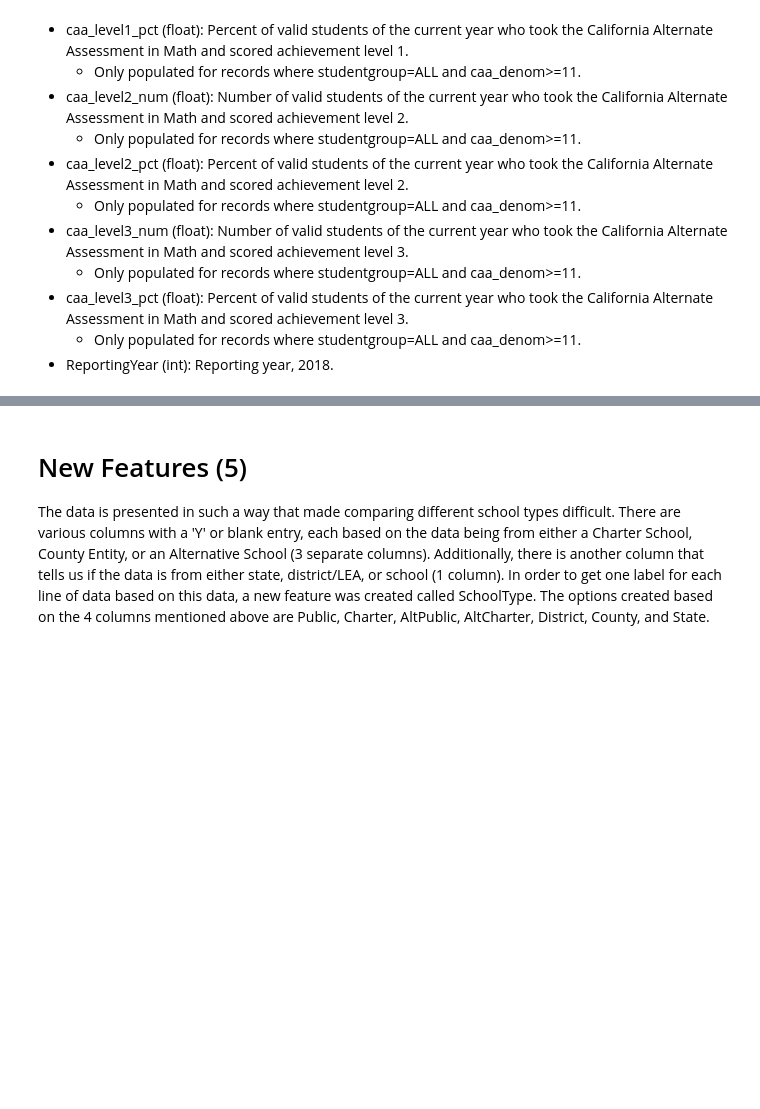
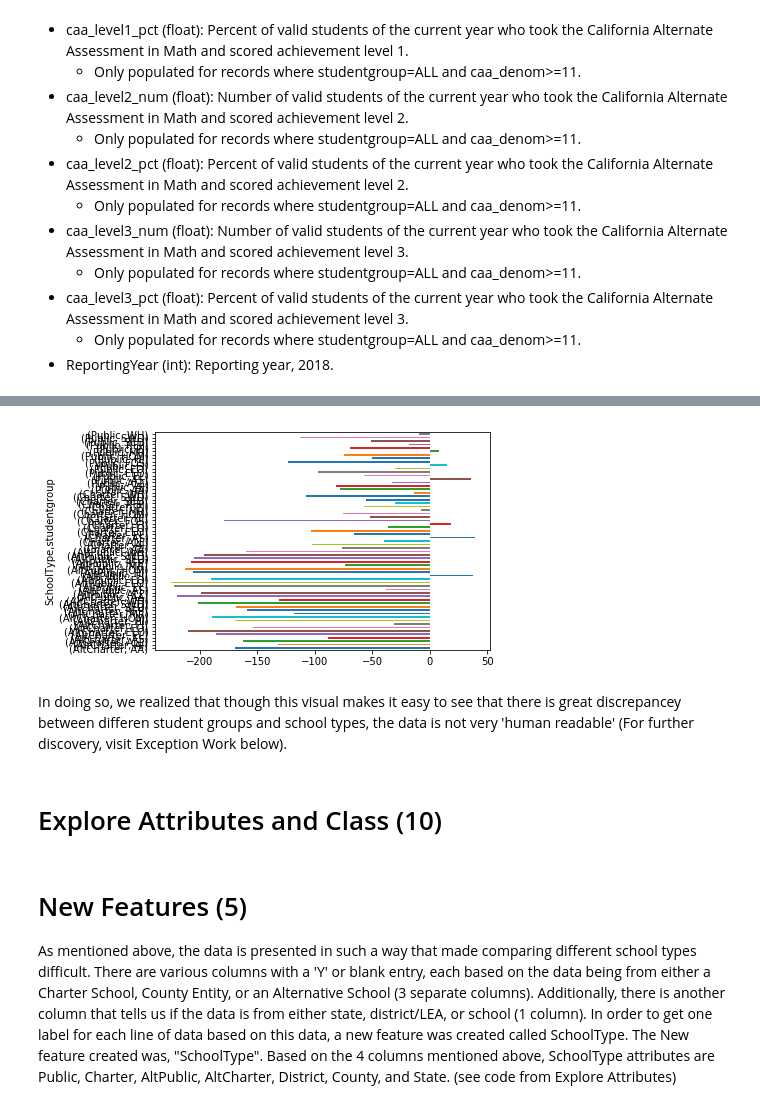
Before and after one commit to jpafford/Data_Mining_7331, a Jupyter notebook: Lab One Visualization and Data Preprocessing.ipynb, the cells around one changed output, grey strips where cells are left out. Drawn from its saved outputs; the diff is of its cells as text; code cells hidden in the pictures; blank space fills up the shorter version.

```diff
--- a/Lab One Visualization and Data Preprocessing.ipynb
+++ b/Lab One Visualization and Data Preprocessing.ipynb
@@ -151,0 +222,4 @@ We ran df.describe() on the full dataset to understand the range, average, and q
+# %%
+#Delete any row of data where there is no Currstatus data - meaning that there were less than 10 students that make up that group
+
+math2018.dropna(subset=["currstatus"], inplace=True)
@@ -160,0 +294,14 @@ Maybe pull out a few of the subpops and then take Charter and Public and run som
+# %%
+#Create a new column, SchoolType; label each row with an appropriate label: state, county, district, public, charter, alternative public, and alternative charter
+
+math2018.loc[(math2018.charter_flag == 'Y') & (math2018.dass_flag != 'Y'), 'SchoolType'] = 'Charter'
+math2018.loc[(math2018.charter_flag == 'Y') & (math2018.dass_flag == 'Y'), 'SchoolType'] = 'AltCharter'
+math2018.loc[math2018.coe_flag == 'Y', 'SchoolType'] = 'County'
+math2018.loc[(math2018.dass_flag == 'Y') & (math2018.charter_flag != 'Y'), 'SchoolType'] = 'AltPublic'
+math2018.loc[(math2018.rtype == 'S') & (math2018.charter_flag != 'Y') & (math2018.dass_flag != 'Y'), 'SchoolType'] = 'Public'
+math2018.loc[(math2018.rtype == 'X'), 'SchoolType'] = 'State'
+math2018.loc[(math2018.rtype == 'D') & (math2018.coe_flag != 'Y'), 'SchoolType'] = 'District'
+
+#Delete columns that are no longer necessary now that the school type is combined (rtype, charter_flag, coe_flag, dass_flag)
+
+math2018.drop(['rtype', 'charter_flag', 'coe_flag', 'dass_flag'], axis=1, inplace=True)
@@ -160,0 +310,2 @@ Maybe pull out a few of the subpops and then take Charter and Public and run som
+# %%
+math2018.drop(math2018[(math2018.SchoolType=='State') | (math2018.SchoolType=='County') | (math2018.SchoolType=='District')].index, inplace=True)
@@ -170,0 +354,6 @@ Additionally, we created a cross-tabulation chart to enable us to visualize the
+# %%
+#Group School Type and Student Group and report average distance from 'passing' for 2018
+
+math2018_grouped= math2018.groupby(by=['SchoolType', 'studentgroup'])
+math2018_AvgDistance = math2018_grouped.currstatus.sum() / math2018_grouped.currstatus.count()
+math2018_AvgDistance
@@ -171,5 +378,13 @@ Additionally, we created a cross-tabulation chart to enable us to visualize the
+# %%
+ax=math2018_AvgDistance.plot(kind='barh')
+# %% [output]
+[figure, added]
+# %% [markdown]
+   In doing so, we realized that though this visual makes it easy to see that there is great discrepancey between differen student groups and school types, the data is not very 'human readable' (For further discovery, visit Exception Work below).
+# %% [markdown]
+# Explore Attributes and Class (10)
 # %% [markdown]
 # New Features (5)
-The data is presented in such a way that made comparing different school types difficult. There are various columns with a 'Y' or blank entry, each based on the data being from either a Charter School, County Entity, or an Alternative School (3 separate columns).  Additionally, there is another column that tells us if the data is from either state, district/LEA, or school (1 column).  In order to get one label for each line of data based on this data, a new feature was created called SchoolType.  The options created based on the 4 columns mentioned above are Public, Charter, AltPublic, AltCharter, District, County, and State.
+  As mentioned above, the data is presented in such a way that made comparing different school types difficult. There are various columns with a 'Y' or blank entry, each based on the data being from either a Charter School, County Entity, or an Alternative School (3 separate columns). Additionally, there is another column that tells us if the data is from either state, district/LEA, or school (1 column). In order to get one label for each line of data based on this data, a new feature was created called SchoolType. The New feature created was, "SchoolType".  Based on the 4 columns mentioned above, SchoolType attributes are Public, Charter, AltPublic, AltCharter, District, County, and State. (see code from Explore Attributes)
 # %% [markdown]
 # Exceptional Work (10)
```
Also changed, not shown: parts of 30 cells of this notebook, 6 other files.
